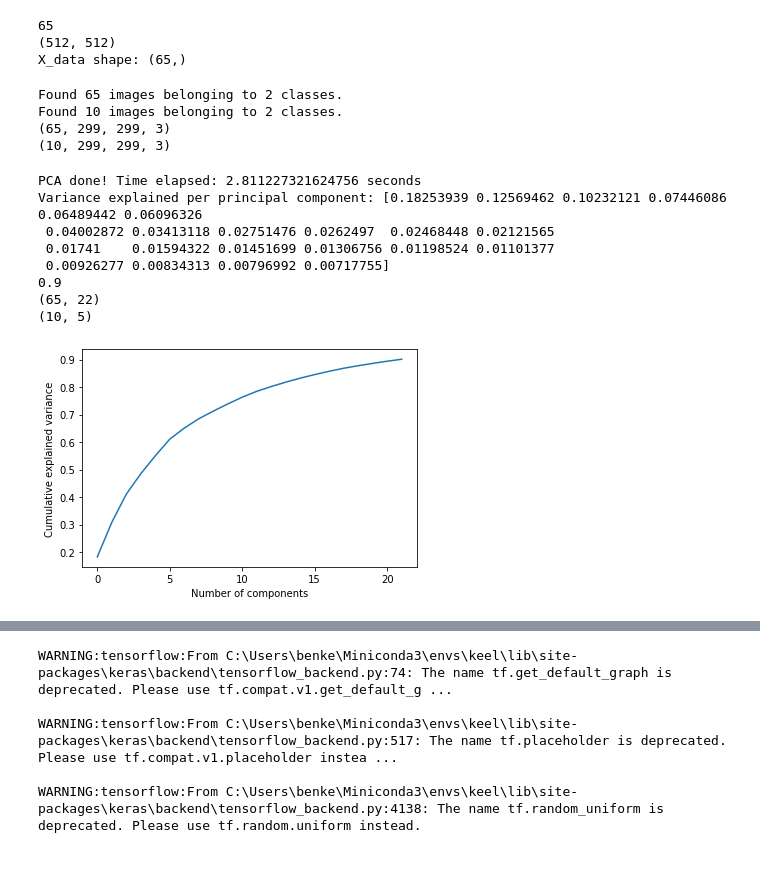
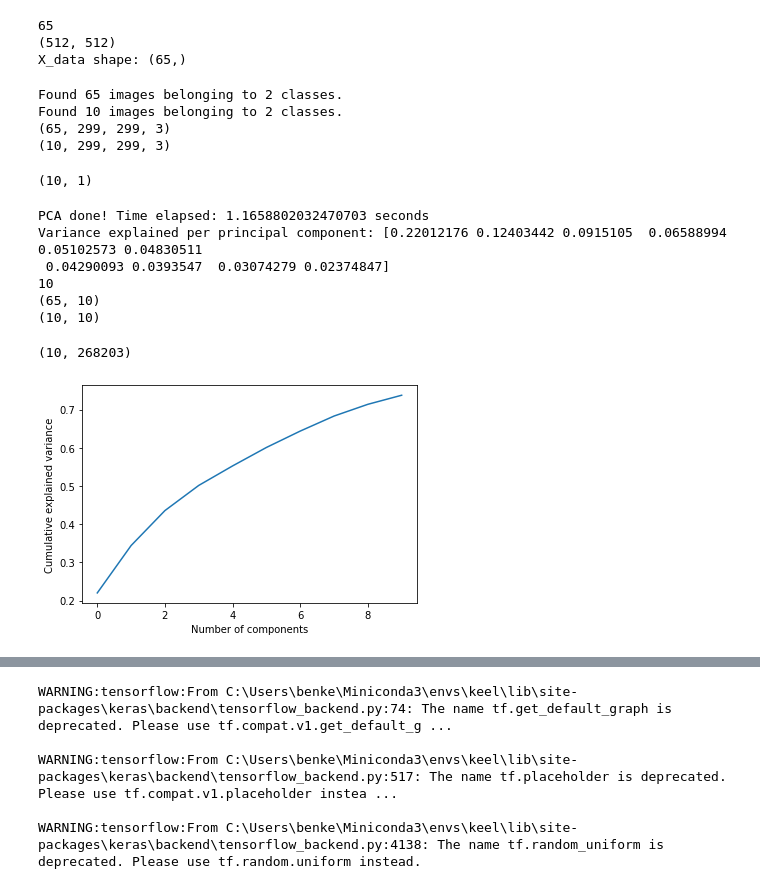
Before and after one commit to benkeel/benrepository, a Jupyter notebook: X-ray model.ipynb, the cells around one changed output, grey strips where cells are left out. Cells and saved outputs as stored; diff of their text form; code cells hidden in the pictures.

```diff
--- a/X-ray model.ipynb
+++ b/X-ray model.ipynb
@@ -104,17 +104,22 @@ however when I apply PCA or training the model on this data directly there is lo
 
 train_images = np.concatenate([train_generator.next()[0] for i in range(13)])
 train_labels = np.concatenate([train_generator.next()[1] for i in range(13)])
+train_labels = np.reshape(train_labels,(65,1))
+
 val_images = np.concatenate([validation_generator.next()[0] for i in range(2)])
 val_labels = np.concatenate([validation_generator.next()[1] for i in range(2)])
+val_labels = np.reshape(val_labels,(10,1))
 #print(val_images)
 #print(labels)
 print(train_images.shape)
 print(val_images.shape)
+val_labels.shape
 # %% [output]
 Found 65 images belonging to 2 classes.
 Found 10 images belonging to 2 classes.
 (65, 299, 299, 3)
 (10, 299, 299, 3)
+(10, 1)
 # %%
 from sklearn.decomposition import PCA
 from PIL import Image
@@ -128,46 +133,47 @@ train_images = np.reshape(train_images,(65,268203))
 val_images = np.reshape(val_images,(10,268203))
 
 time_start = time.time()
-pca = PCA(0.9)
+pca = PCA(n_components=10)
 pca.fit(train_images)
 PCA(copy=True, iterated_power='auto', n_components=0.9, random_state=None,
   svd_solver='auto', tol=0.0, whiten=False)
 pca_train = pca.transform(train_images)
 
 #to capture 90% variance we need 22 PCs
 
 #print(train_generator.shape)
 #pca = PCA(0.9)
 #time_start = time.time()
 #pca = PCA(n_components=10)
 #pca_train = pca.fit_transform(train_images)
 
 print('PCA done! Time elapsed: {} seconds'.format(time.time()-time_start))
 plt.plot(np.cumsum(pca.explained_variance_ratio_))
 plt.xlabel('Number of components')
 plt.ylabel('Cumulative explained variance')
 print('Variance explained per principal component: {}'.format(pca.explained_variance_ratio_))
 var=pca.explained_variance_ratio_
 
-pca = PCA(0.9)
+
+pca = PCA(n_components=10)
 pca.fit(val_images)
 PCA(copy=True, iterated_power='auto', n_components=0.9, random_state=None,
   svd_solver='auto', tol=0.0, whiten=False)
 pca_validation = pca.transform(val_images)
 print(pca.n_components)
 
 print(pca_train.shape)
 print(pca_validation.shape)
 #pca_train = np.reshape(pca_train, (65,5,5,3))
 #pca_validation = np.reshape(pca_validation, (10,5,5,3))
+val_images.shape
 # %% [output]
-PCA done! Time elapsed: 2.811227321624756 seconds
-Variance explained per principal component: [0.18253939 0.12569462 0.10232121 0.07446086 0.06489442 0.06096326
- 0.04002872 0.03413118 0.02751476 0.0262497  0.02468448 0.02121565
- 0.01741    0.01594322 0.01451699 0.01306756 0.01198524 0.01101377
- 0.00926277 0.00834313 0.00796992 0.00717755]
-0.9
-(65, 22)
-(10, 5)
+PCA done! Time elapsed: 1.1658802032470703 seconds
+Variance explained per principal component: [0.22012176 0.12403442 0.0915105  0.06588994 0.05102573 0.04830511
+ 0.04290093 0.0393547  0.03074279 0.02374847]
+10
+(65, 10)
+(10, 10)
+(10, 268203)
-[figure, old version]
+[figure, new version]
 # %%
```
Also changed, not shown: parts of 4 cells of this notebook.
